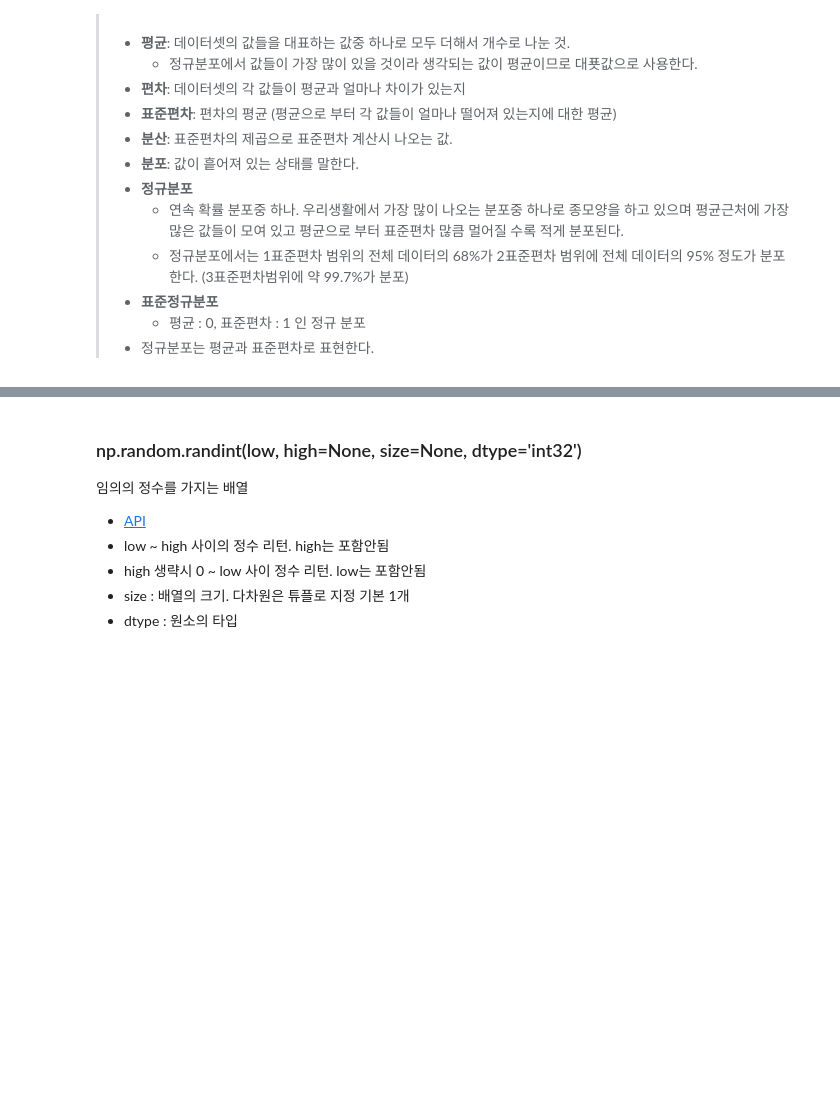
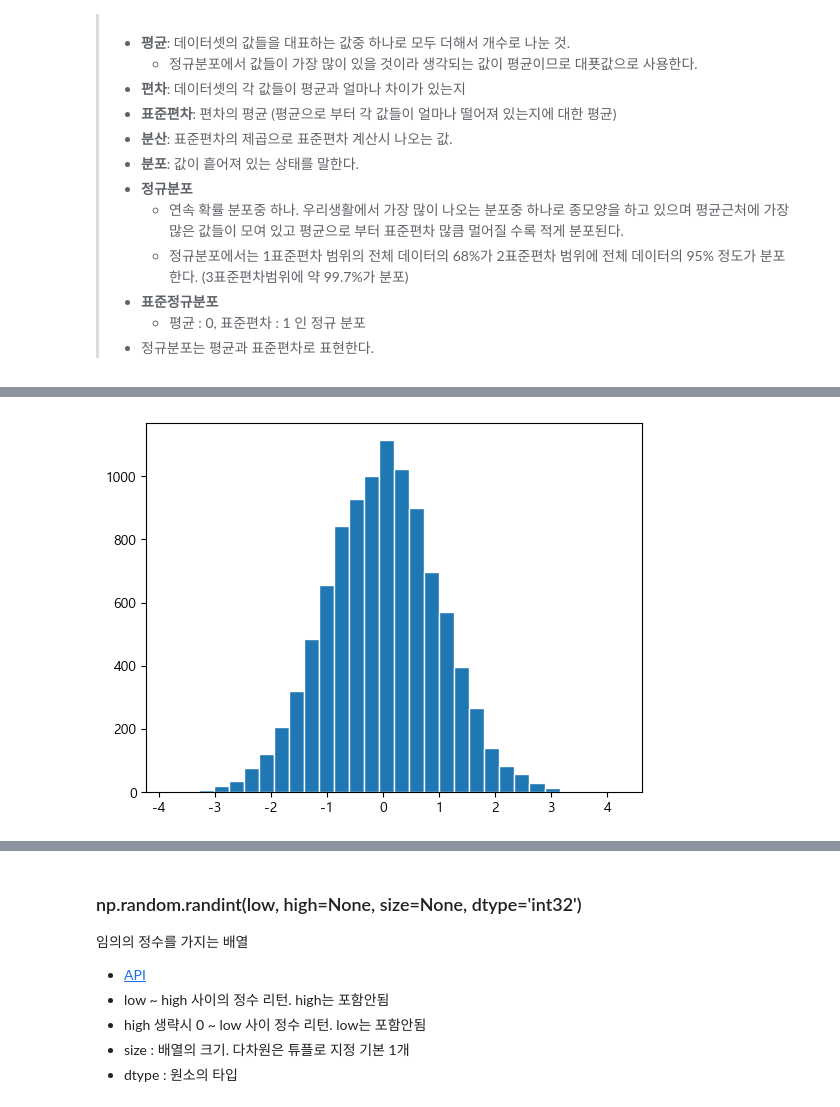
Before and after one commit to seonguihong/SKN13_mysrc, a Jupyter notebook: 07_numpy/01-Numpy개요_배열생성_.ipynb, the cells around one changed output, grey strips where cells are left out. Drawn from its saved outputs; the diff is of its cells as text; code cells hidden in the pictures; blank space fills up the shorter version.

```diff
--- a/07_numpy/01-Numpy개요_배열생성_.ipynb
+++ b/07_numpy/01-Numpy개요_배열생성_.ipynb
@@ -374,6 +546,8 @@ np.random.normal(loc=100, scale=10, size=(2, 3))
 # %%
-plt.hist(a, bins=30)
+plt.hist(a, bins=30, edgecolor = 'w')
 plt.show()
+# %% [output]
+[figure, added]
 # %%
 import pandas as pd
 
```
Also changed, not shown: parts of 49 cells of this notebook, 44 other files.
